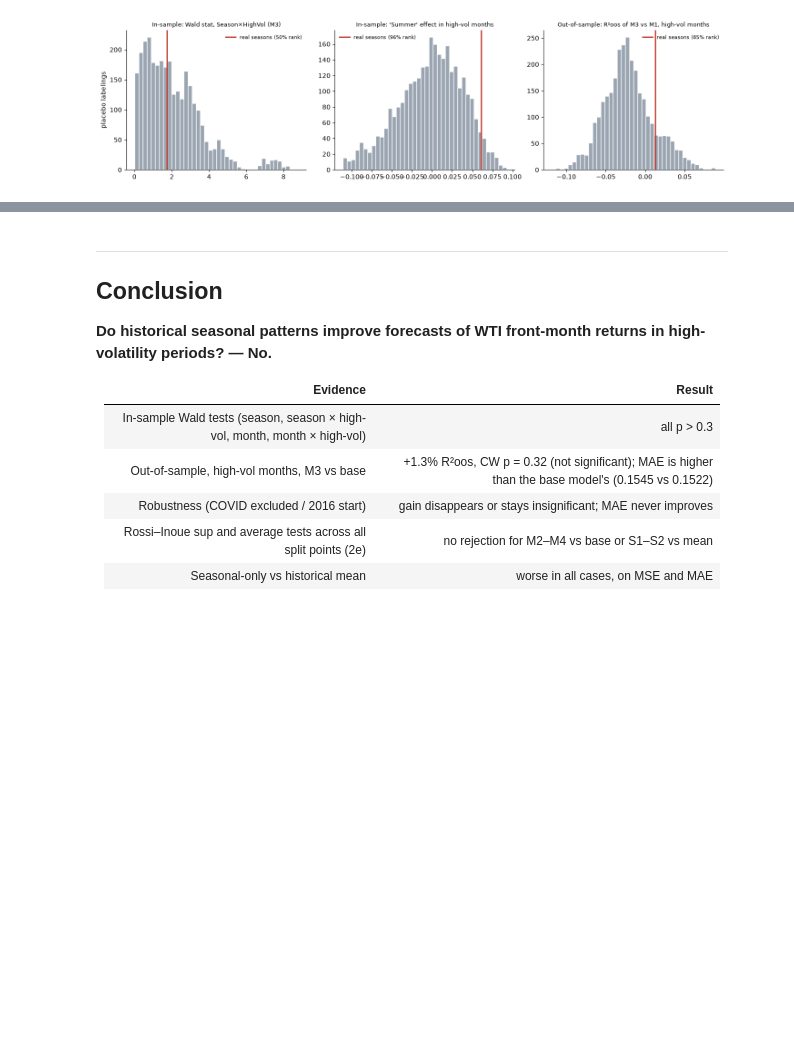
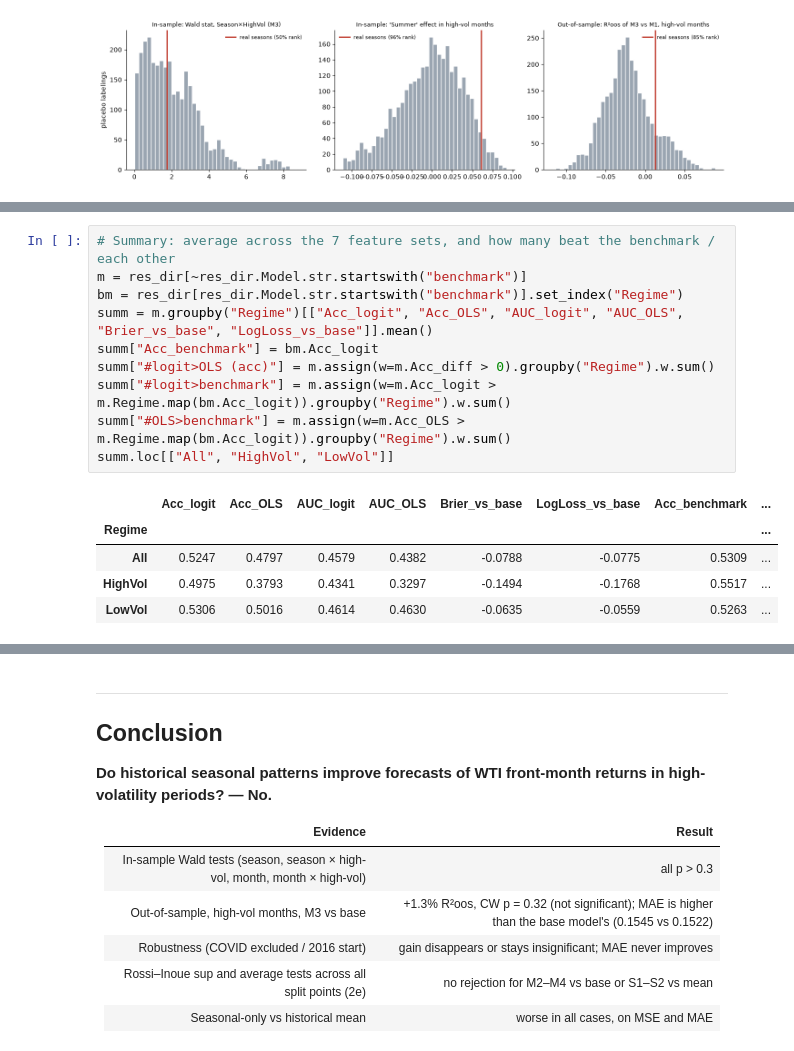
Before and after one commit to LeopoldChambriard/forecasting_oil_prices_project, a Jupyter notebook: WTI_seasonality_highvol_OLS.ipynb, the cells around one changed output, grey strips where cells are left out. Saved outputs shown, nothing was run; the diff lists cells and outputs as text; blank space fills up the shorter version.

```diff
--- a/WTI_seasonality_highvol_OLS.ipynb
+++ b/WTI_seasonality_highvol_OLS.ipynb
@@ -661,0 +817,16 @@ plt.tight_layout(); plt.show()
+# %%
+# Summary: average across the 7 feature sets, and how many beat the benchmark / each other
+m = res_dir[~res_dir.Model.str.startswith("benchmark")]
+bm = res_dir[res_dir.Model.str.startswith("benchmark")].set_index("Regime")
+summ = m.groupby("Regime")[["Acc_logit", "Acc_OLS", "AUC_logit", "AUC_OLS", "Brier_vs_base", "LogLoss_vs_base"]].mean()
+summ["Acc_benchmark"] = bm.Acc_logit
+summ["#logit>OLS (acc)"] = m.assign(w=m.Acc_diff > 0).groupby("Regime").w.sum()
+summ["#logit>benchmark"] = m.assign(w=m.Acc_logit > m.Regime.map(bm.Acc_logit)).groupby("Regime").w.sum()
+summ["#OLS>benchmark"] = m.assign(w=m.Acc_OLS > m.Regime.map(bm.Acc_logit)).groupby("Regime").w.sum()
+summ.loc[["All", "HighVol", "LowVol"]]
+# %% [output]
+|  | Acc_logit | Acc_OLS | AUC_logit | AUC_OLS | Brier_vs_base | LogLoss_vs_base | Acc_benchmark | ... |
+| Regime |  |  |  |  |  |  |  | ... |
+| All | 0.5247 | 0.4797 | 0.4579 | 0.4382 | -0.0788 | -0.0775 | 0.5309 | ... |
+| HighVol | 0.4975 | 0.3793 | 0.4341 | 0.3297 | -0.1494 | -0.1768 | 0.5517 | ... |
+| LowVol | 0.5306 | 0.5016 | 0.4614 | 0.4630 | -0.0635 | -0.0559 | 0.5263 | ... |
```
Also changed, not shown: parts of 10 cells of this notebook, 3 other files.
